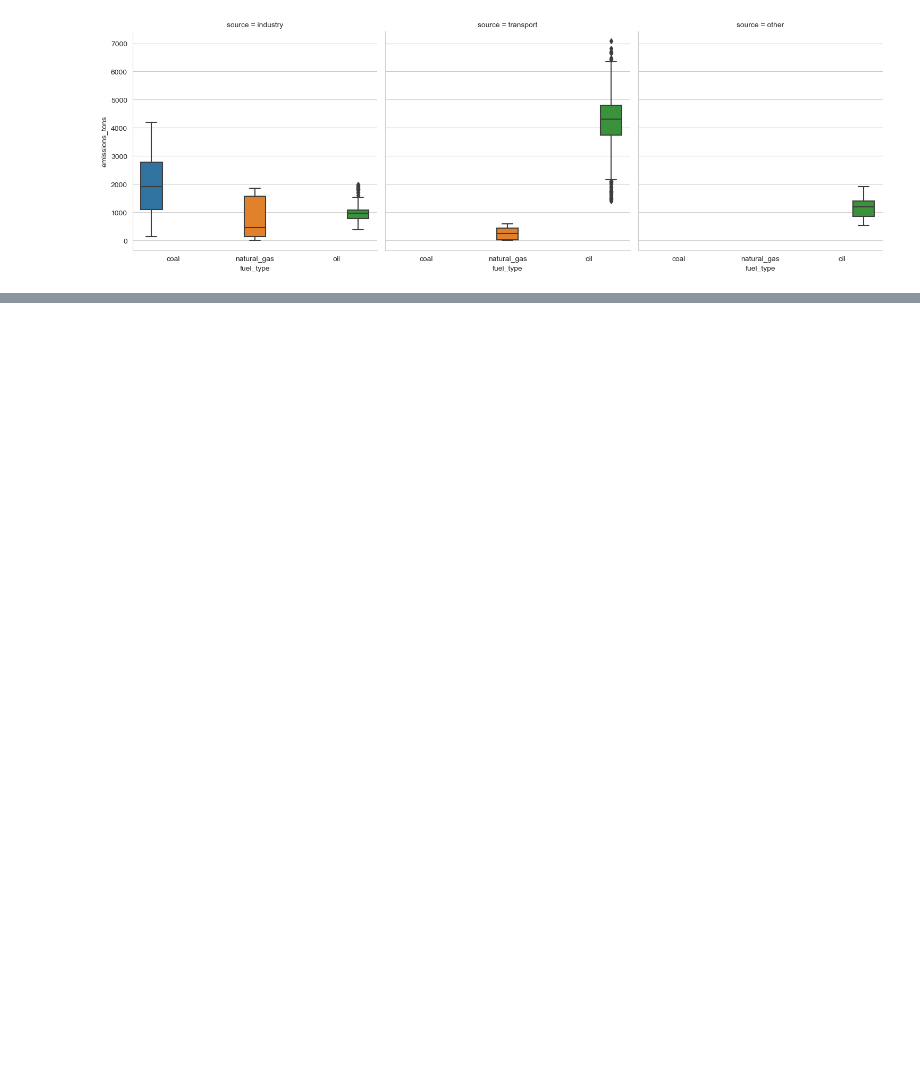
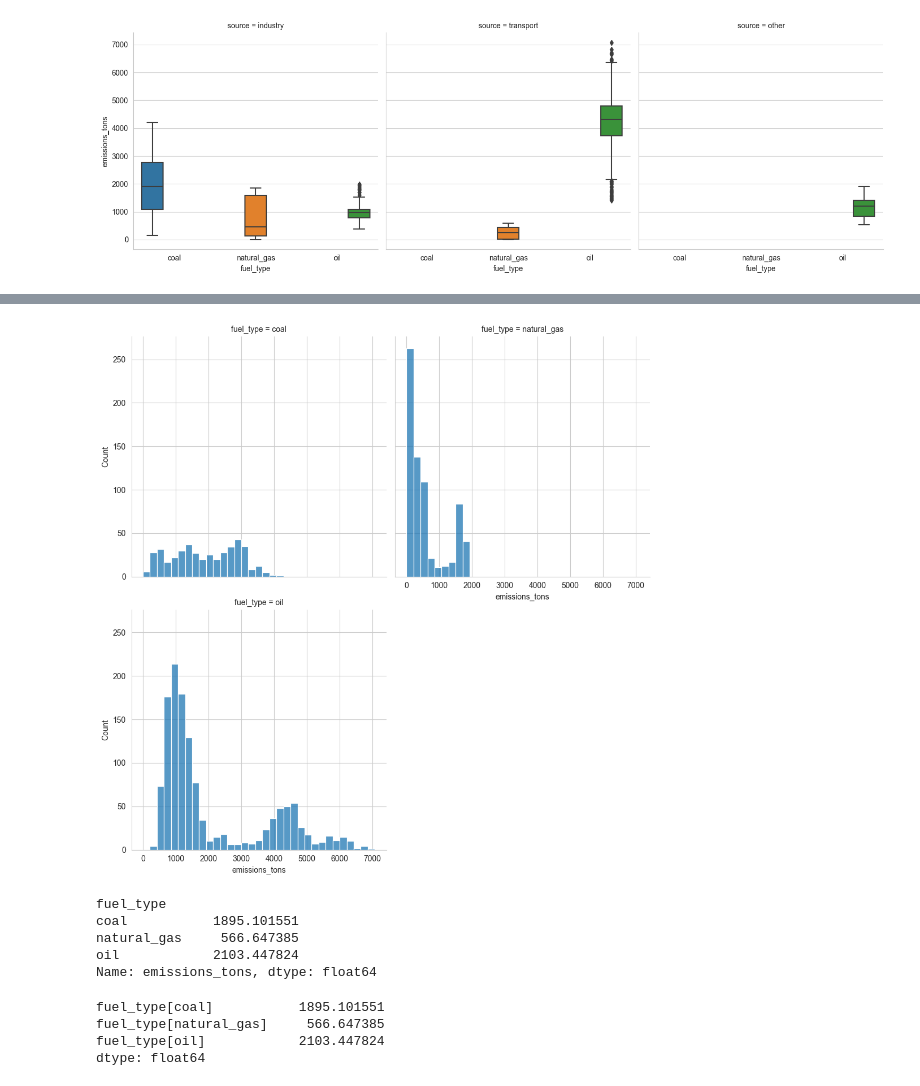
Before and after one commit to Vengadesh58/data_viz, a Jupyter notebook: Thailand/thai_co2.ipynb, the cells around one changed output, grey strips where cells are left out. Saved outputs shown, nothing was run; the diff lists cells and outputs as text; code cells hidden in the pictures; blank space fills up the shorter version.

```diff
--- a/Thailand/thai_co2.ipynb
+++ b/Thailand/thai_co2.ipynb
@@ -141,0 +150,16 @@ plt.show()
+# %%
+#ML for categorical data
+
+sns.displot(data=df,x="emissions_tons",col="fuel_type",col_wrap=2)
+plt.show()
+# %% [output]
+[figure, added]
+# %%
+summary_stats = df.groupby("fuel_type")['emissions_tons'].mean()
+summary_stats
+# %% [output]
+fuel_type
+coal           1895.101551
+natural_gas     566.647385
+oil            2103.447824
+Name: emissions_tons, dtype: float64
@@ -141,0 +171,7 @@ plt.show()
+# %%
+mdl_fuel_vs_emission.params
+# %% [output]
+fuel_type[coal]           1895.101551
+fuel_type[natural_gas]     566.647385
+fuel_type[oil]            2103.447824
+dtype: float64
```
Also changed, not shown: parts of 9 cells of this notebook, 20 other files.
